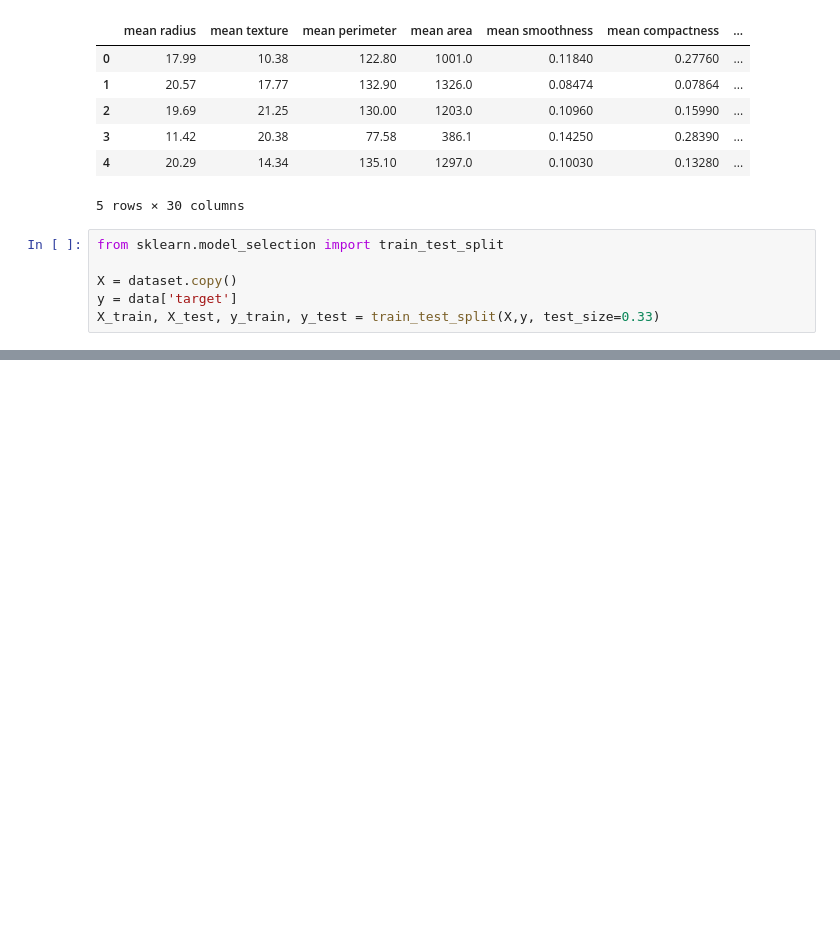
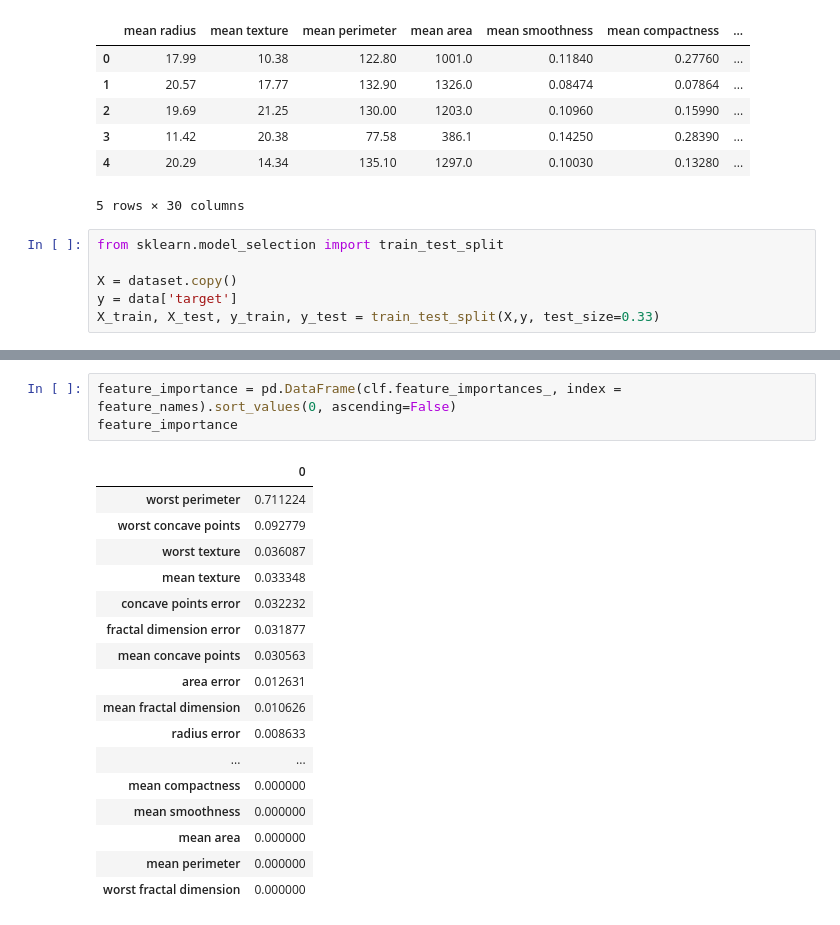
Before and after one commit to Sahil-987/Practice-Machine-Learning, a Jupyter notebook: Decision Trees/Breast Cancer Detection/main.ipynb, the cells around one changed output, grey strips where cells are left out. Cells and saved outputs as stored; diff of their text form; blank space fills up the shorter version.

```diff
--- a/Decision Trees/Breast Cancer Detection/main.ipynb
+++ b/Decision Trees/Breast Cancer Detection/main.ipynb
@@ -23,0 +101,21 @@ from sklearn.tree import DecisionTreeClassifier
+# %%
+feature_importance = pd.DataFrame(clf.feature_importances_, index = feature_names).sort_values(0, ascending=False)
+feature_importance
+# %% [output]
+|  | 0 |
+| worst perimeter | 0.711224 |
+| worst concave points | 0.092779 |
+| worst texture | 0.036087 |
+| mean texture | 0.033348 |
+| concave points error | 0.032232 |
+| fractal dimension error | 0.031877 |
+| mean concave points | 0.030563 |
+| area error | 0.012631 |
+| mean fractal dimension | 0.010626 |
+| radius error | 0.008633 |
+| ... | ... |
+| mean compactness | 0.000000 |
+| mean smoothness | 0.000000 |
+| mean area | 0.000000 |
+| mean perimeter | 0.000000 |
+| worst fractal dimension | 0.000000 |
```
Also changed, not shown: parts of 10 cells of this notebook, 1 other file.
